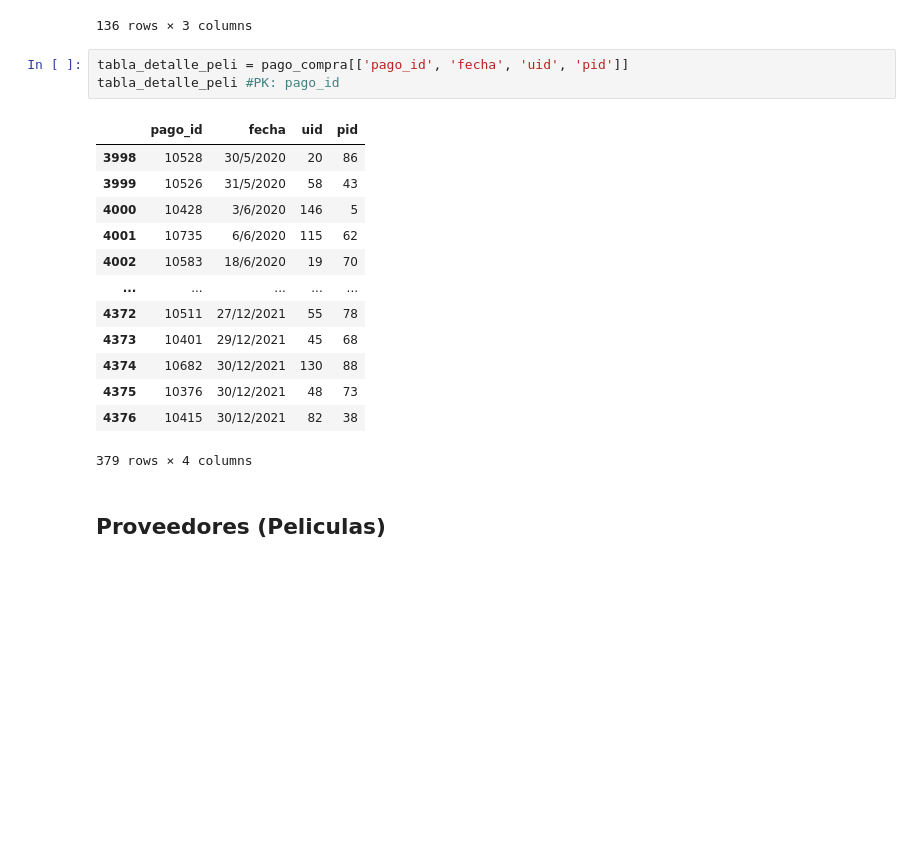
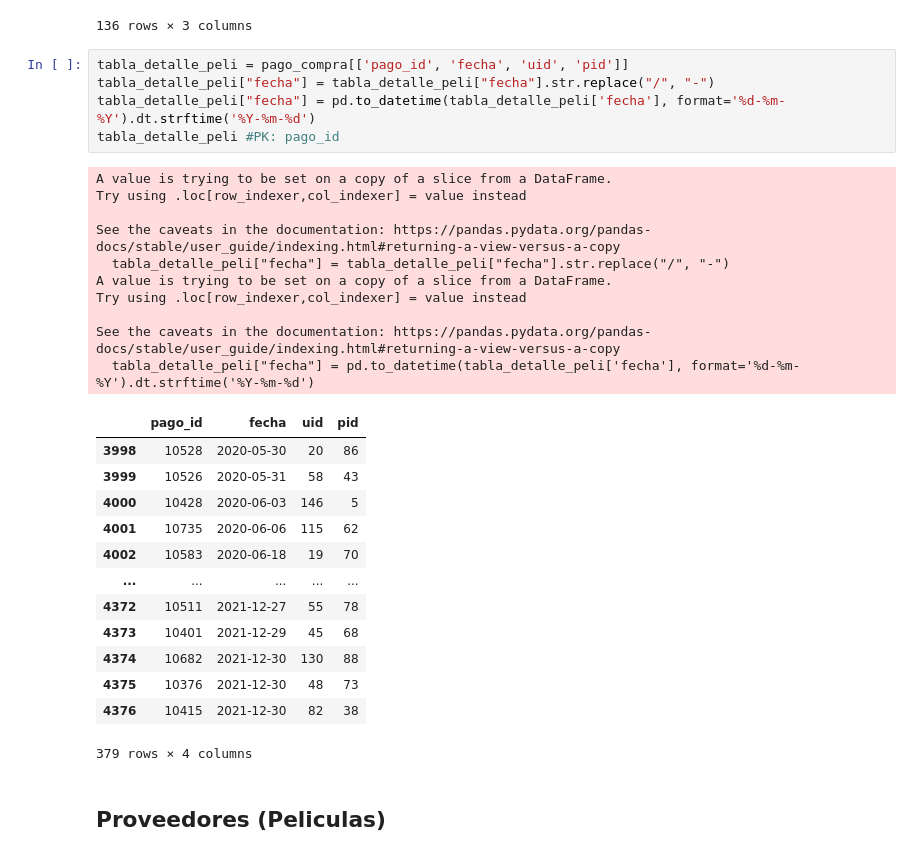
Before and after one commit to VicenteGarayR/Gatos-de-base, a Jupyter notebook: Entrega3/CSV/data_impar.ipynb, the cells around one changed output. Drawn from its saved outputs; the diff is of its cells as text; blank space fills up the shorter version.

```diff
--- a/Entrega3/CSV/data_impar.ipynb
+++ b/Entrega3/CSV/data_impar.ipynb
@@ -403,21 +415,33 @@ tabla_pago_peli #PK: pid, pro_id
 136 rows × 3 columns
 # %%
 tabla_detalle_peli = pago_compra[['pago_id', 'fecha', 'uid', 'pid']]
+tabla_detalle_peli["fecha"] = tabla_detalle_peli["fecha"].str.replace("/", "-")
+tabla_detalle_peli["fecha"] = pd.to_datetime(tabla_detalle_peli['fecha'], format='%d-%m-%Y').dt.strftime('%Y-%m-%d')
 tabla_detalle_peli #PK: pago_id
 # %% [output]
+A value is trying to be set on a copy of a slice from a DataFrame.
+Try using .loc[row_indexer,col_indexer] = value instead
+
+See the caveats in the documentation: https://pandas.pydata.org/pandas-docs/stable/user_guide/indexing.html#returning-a-view-versus-a-copy
+  tabla_detalle_peli["fecha"] = tabla_detalle_peli["fecha"].str.replace("/", "-")
+A value is trying to be set on a copy of a slice from a DataFrame.
+Try using .loc[row_indexer,col_indexer] = value instead
+
+See the caveats in the documentation: https://pandas.pydata.org/pandas-docs/stable/user_guide/indexing.html#returning-a-view-versus-a-copy
+  tabla_detalle_peli["fecha"] = pd.to_datetime(tabla_detalle_peli['fecha'], format='%d-%m-%Y').dt.strftime('%Y-%m-%d')
 |  | pago_id | fecha | uid | pid |
-| 3998 | 10528 | 30/5/2020 | 20 | 86 |
-| 3999 | 10526 | 31/5/2020 | 58 | 43 |
-| 4000 | 10428 | 3/6/2020 | 146 | 5 |
-| 4001 | 10735 | 6/6/2020 | 115 | 62 |
-| 4002 | 10583 | 18/6/2020 | 19 | 70 |
+| 3998 | 10528 | 2020-05-30 | 20 | 86 |
+| 3999 | 10526 | 2020-05-31 | 58 | 43 |
+| 4000 | 10428 | 2020-06-03 | 146 | 5 |
+| 4001 | 10735 | 2020-06-06 | 115 | 62 |
+| 4002 | 10583 | 2020-06-18 | 19 | 70 |
 | ... | ... | ... | ... | ... |
-| 4372 | 10511 | 27/12/2021 | 55 | 78 |
-| 4373 | 10401 | 29/12/2021 | 45 | 68 |
-| 4374 | 10682 | 30/12/2021 | 130 | 88 |
-| 4375 | 10376 | 30/12/2021 | 48 | 73 |
-| 4376 | 10415 | 30/12/2021 | 82 | 38 |
+| 4372 | 10511 | 2021-12-27 | 55 | 78 |
+| 4373 | 10401 | 2021-12-29 | 45 | 68 |
+| 4374 | 10682 | 2021-12-30 | 130 | 88 |
+| 4375 | 10376 | 2021-12-30 | 48 | 73 |
+| 4376 | 10415 | 2021-12-30 | 82 | 38 |
-379 rows × 4 columns
+379 rows × 4 columns
 # %% [markdown]
 ## Proveedores (Peliculas)
 # %%
```
Also changed, not shown: parts of 12 cells of this notebook, 19 other files.
